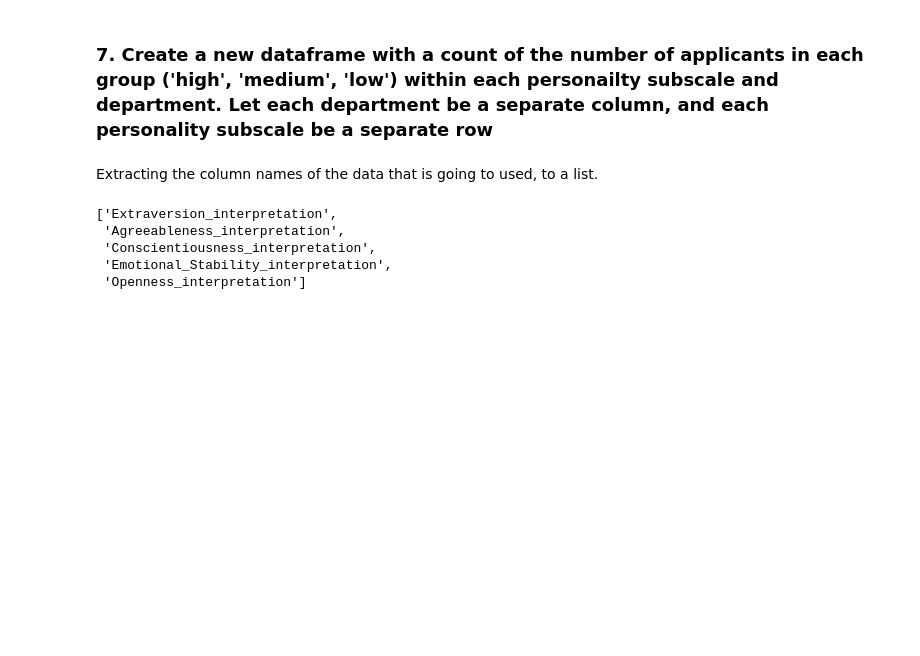
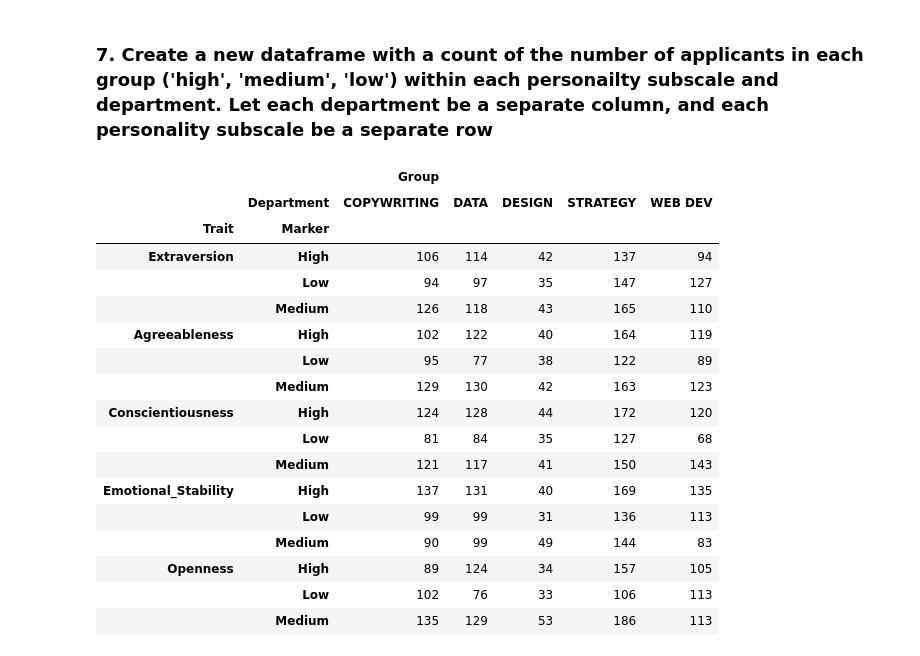
Before and after one commit to Andy-Nkumane/data-wrangling-functional-programming, a Jupyter notebook: Data wrangling - functional programming.ipynb, the cells around one changed output. Cells and saved outputs as stored; diff of their text form; code cells hidden in the pictures; blank space fills up the shorter version.

```diff
--- a/Data wrangling - functional programming.ipynb
+++ b/Data wrangling - functional programming.ipynb
@@ -548,14 +554,35 @@ department_scores.head()
 5 rows × 62 columns
 # %% [markdown]
 ### 7. Create a new dataframe with a count of the number of applicants in each group ('high', 'medium', 'low') within each personailty subscale and department. Let each department be a separate column, and each personality subscale be a separate row
-# %% [markdown]
-Extracting the column names of the data that is going to used, to a list.
-# %%
-col = list(subscales.columns[5:])
-col
-# %% [output]
-['Extraversion_interpretation',
- 'Agreeableness_interpretation',
- 'Conscientiousness_interpretation',
- 'Emotional_Stability_interpretation',
- 'Openness_interpretation']
+# %%
+subscales['Department'] = department_scores['Department']
+subscales['Group'] = 'Group'
+# %%
+new_df = pd.DataFrame()
+for i in personality:
+    filt = ['Department','Group', i+'_interpretation']
+    mark = pd.pivot_table(subscales[filt], index=i+'_interpretation', columns='Department', aggfunc='count')
+    mark['Trait'] = i
+    new_df = pd.concat([new_df, mark])
+
+new_df = new_df.reset_index().rename(columns={'index': 'Marker'}).set_index(['Trait', 'Marker'])
+new_df
+# %% [output]
+|  |  | Group |  |  |  |  |
+|  | Department | COPYWRITING | DATA | DESIGN | STRATEGY | WEB DEV |
+| Trait | Marker |  |  |  |  |  |
+| Extraversion | High | 106 | 114 | 42 | 137 | 94 |
+|  | Low | 94 | 97 | 35 | 147 | 127 |
+|  | Medium | 126 | 118 | 43 | 165 | 110 |
+| Agreeableness | High | 102 | 122 | 40 | 164 | 119 |
+|  | Low | 95 | 77 | 38 | 122 | 89 |
+|  | Medium | 129 | 130 | 42 | 163 | 123 |
+| Conscientiousness | High | 124 | 128 | 44 | 172 | 120 |
+|  | Low | 81 | 84 | 35 | 127 | 68 |
+|  | Medium | 121 | 117 | 41 | 150 | 143 |
+| Emotional_Stability | High | 137 | 131 | 40 | 169 | 135 |
+|  | Low | 99 | 99 | 31 | 136 | 113 |
+|  | Medium | 90 | 99 | 49 | 144 | 83 |
+| Openness | High | 89 | 124 | 34 | 157 | 105 |
+|  | Low | 102 | 76 | 33 | 106 | 113 |
+|  | Medium | 135 | 129 | 53 | 186 | 113 |
```
Also changed, not shown: parts of 2 cells of this notebook.
